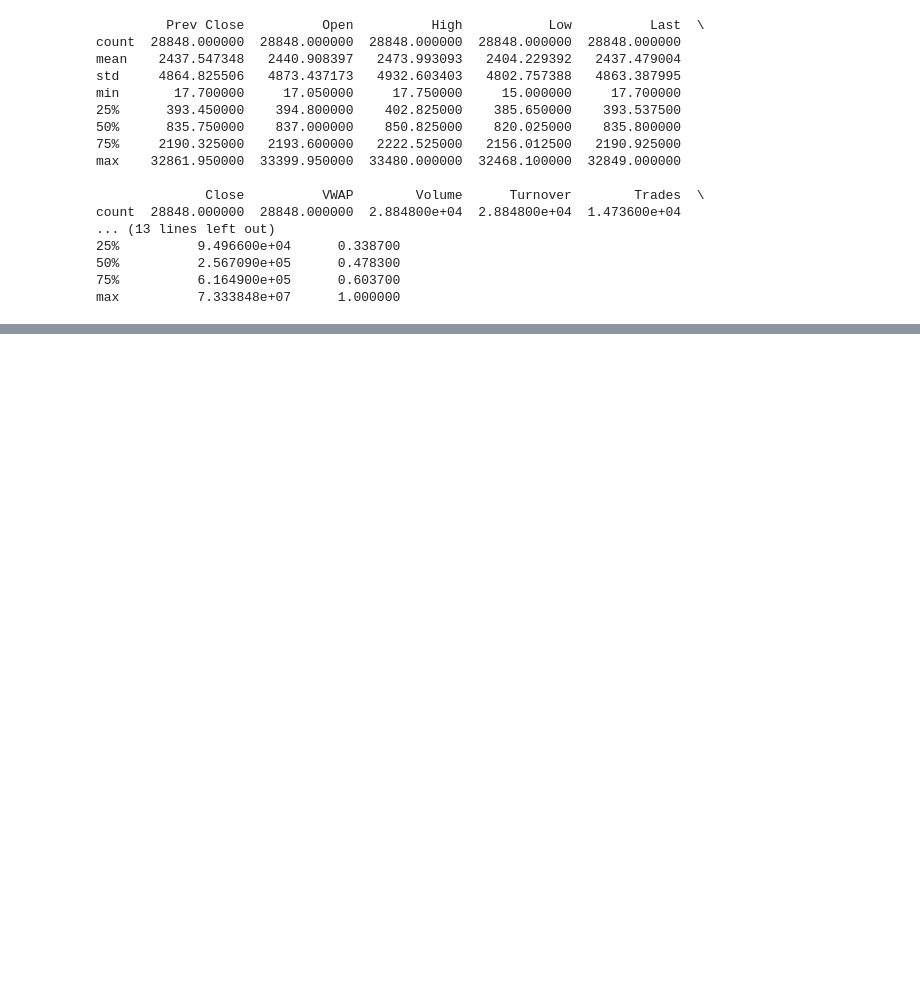
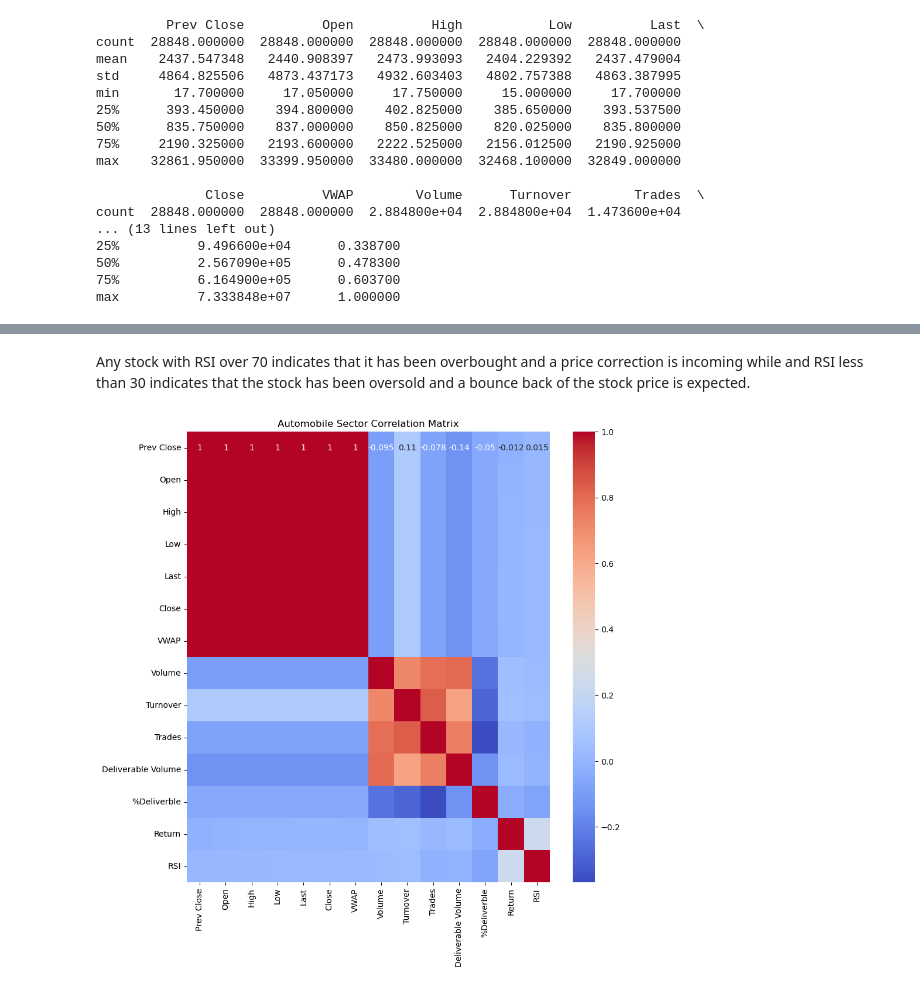
Before and after one commit to rohanvitrouthu/sectoralstockanalysis, a Jupyter notebook: EDA/Automobile_EDA.ipynb, the cells around one changed output, grey strips where cells are left out. Cells and saved outputs as stored; diff of their text form; code cells hidden in the pictures; blank space fills up the shorter version.

```diff
--- a/EDA/Automobile_EDA.ipynb
+++ b/EDA/Automobile_EDA.ipynb
@@ -131,0 +126,13 @@ plt.show()
+# %%
+def rsi(data, window=14):
+    delta = data['Close'].diff()
+    gain = delta.where(delta > 0, 0)
+    loss = -delta.where(delta < 0, 0)
+    avg_gain = gain.rolling(window).mean()
+    avg_loss = loss.rolling(window).mean()
+    rs = avg_gain / avg_loss
+    rsi = 100 - (100 / (1 + rs))
+    return rsi
+# %%
+# Assuming 'data' is a DataFrame with columns: Date, Open, High, Low, Close, Volume
+sector_data['RSI'] = rsi(sector_data, window=14)
@@ -131,0 +149,3 @@ plt.show()
+# %%
+sector_data.fillna(method='bfill', inplace=True)
+sector_data.head(5)
@@ -131,0 +160,11 @@ plt.show()
+# %% [markdown]
+Any stock with RSI over 70 indicates that it has been overbought and a price correction is incoming while and RSI less than 30 indicates that the stock has been oversold and a bounce back of the stock price is expected.
+# %%
+# Visualize the correlation matrix
+plt.figure(figsize=(10,10))
+sector_correlation = sector_data.drop(['Symbol','Series'], axis = 1).corr()
+sns.heatmap(sector_correlation, annot=True, cmap='coolwarm')
+plt.title('Automobile Sector Correlation Matrix')
+plt.show()
+# %% [output]
+[figure, added]
```
Also changed, not shown: parts of 19 cells of this notebook.
